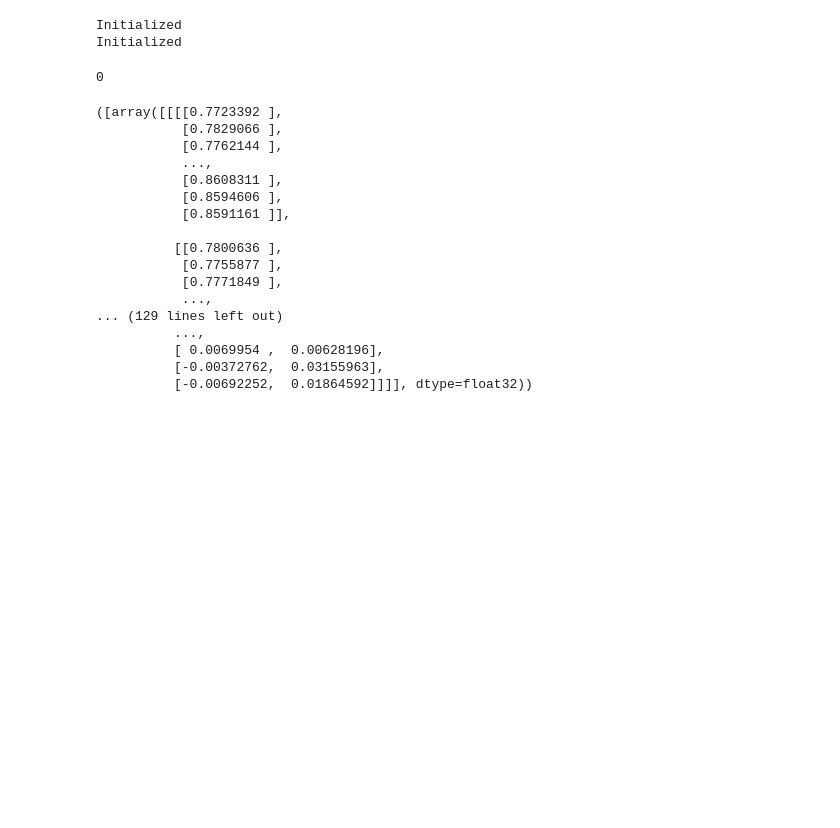
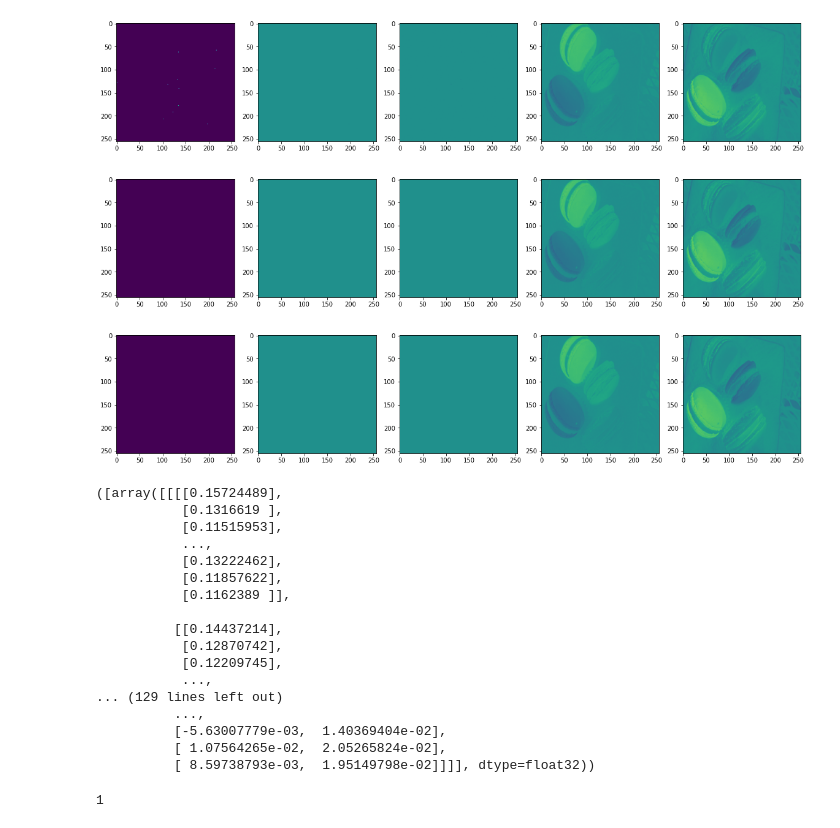
Before and after one commit to haivanka/Image-Colorization, a Jupyter notebook: train-test.ipynb, the cells around one changed output. Saved outputs shown, nothing was run; the diff lists cells and outputs as text; code cells hidden in the pictures; blank space fills up the shorter version.

```diff
--- a/train-test.ipynb
+++ b/train-test.ipynb
@@ -14,10 +14,10 @@ NUM_EPOCHS = 3
 IMAGE_SIZE = (256, 256)
 # %%
 train_dir = './dataset/train'
-train_dataset = image_dataset_from_directory(train_dir, label_mode=None, batch_size=BATCH_SIZE, image_size=IMAGE_SIZE)
+train_dataset = image_dataset_from_directory(train_dir, label_mode=None, shuffle=False, batch_size=BATCH_SIZE, image_size=IMAGE_SIZE)
 
 validation_dir = './dataset/validation'
-validation_dataset = image_dataset_from_directory(validation_dir, label_mode=None, batch_size=BATCH_SIZE, image_size=IMAGE_SIZE)
+validation_dataset = image_dataset_from_directory(validation_dir, label_mode=None, shuffle=False, batch_size=BATCH_SIZE, image_size=IMAGE_SIZE)
 
 test_dir = './dataset/test'
 test_dataset = image_dataset_from_directory(test_dir, label_mode=None, batch_size=BATCH_SIZE, image_size=IMAGE_SIZE)
@@ -97,33 +85,37 @@ ________________________________________________________________________________
 # %%
 from utils.data_generator import DataGenerator
 # %%
-train_generator = DataGenerator(batch_size=BATCH_SIZE, image_size=IMAGE_SIZE, image_dataset=train_dataset, shuffle=True)
+train_generator = DataGenerator(batch_size=BATCH_SIZE, image_size=IMAGE_SIZE, image_dataset=train_dataset)
 validation_generator = DataGenerator(batch_size=BATCH_SIZE, image_size=IMAGE_SIZE, image_dataset=validation_dataset)
-# %% [output]
-Initialized
-Initialized
 # %%
-train_generator.__len__()
 train_generator.__getitem__(0)
+train_generator.__getitem__(0)
+train_generator.__getitem__(0)
 # %% [output]
+[figure, added]
+[figure, added]
+[figure, added]
-0
+([array([[[[0.15724489],
+           [0.1316619 ],
+           [0.11515953],
+           ...,
+           [0.13222462],
+           [0.11857622],
+           [0.1162389 ]],
+
+          [[0.14437214],
+           [0.12870742],
+           [0.12209745],
+           ...,
+... (129 lines left out)
+          ...,
+          [-5.63007779e-03,  1.40369404e-02],
+          [ 1.07564265e-02,  2.05265824e-02],
+          [ 8.59738793e-03,  1.95149798e-02]]]], dtype=float32))
-([array([[[[0.7723392 ],
-           [0.7829066 ],
-           [0.7762144 ],
-           ...,
-           [0.8608311 ],
-           [0.8594606 ],
-           [0.8591161 ]],
-
-          [[0.7800636 ],
-           [0.7755877 ],
-           [0.7771849 ],
-           ...,
-... (129 lines left out)
-          ...,
-          [ 0.0069954 ,  0.00628196],
-          [-0.00372762,  0.03155963],
-          [-0.00692252,  0.01864592]]]], dtype=float32))
+# %%
+train_generator.__len__()
+# %% [output]
+1
 # %%
 history = model.fit(train_generator, epochs=NUM_EPOCHS, validation_data=validation_generator)
 # %% [output]
```
Also changed, not shown: parts of 16 cells of this notebook.
